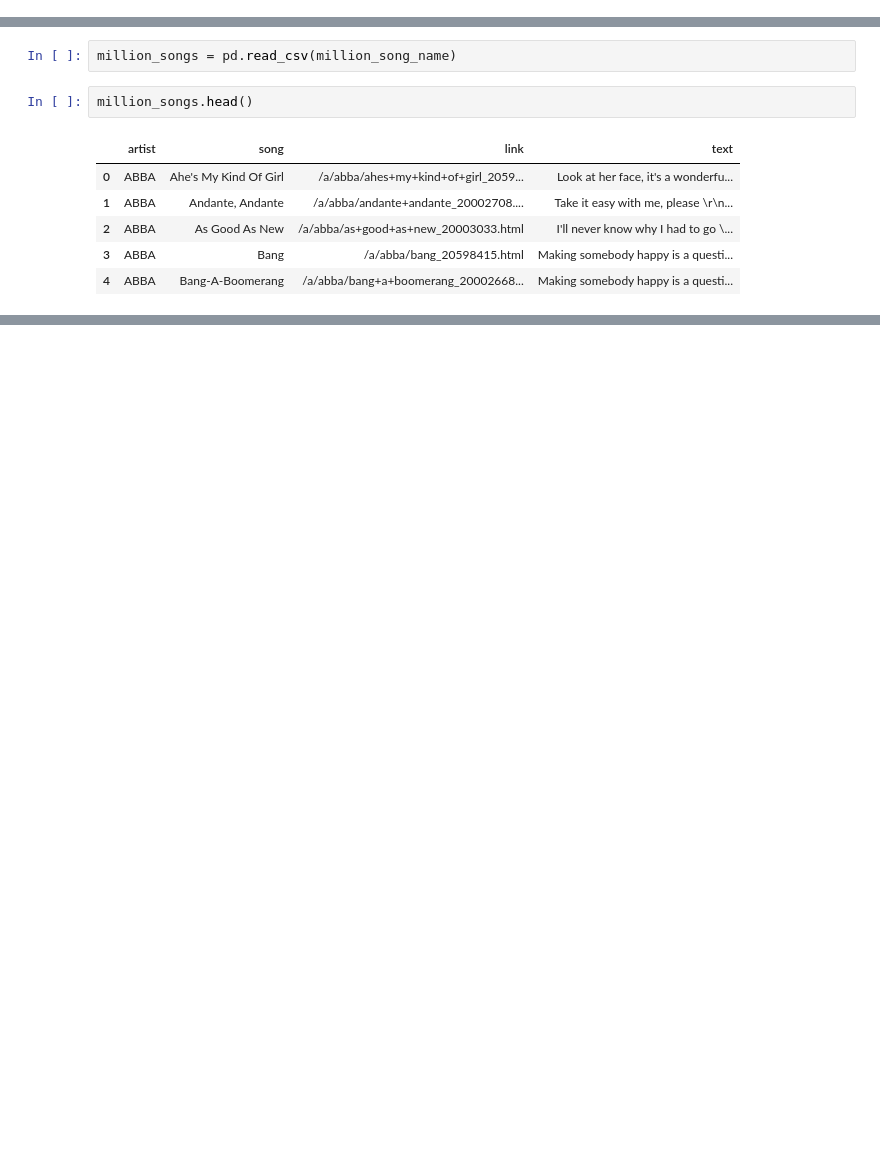
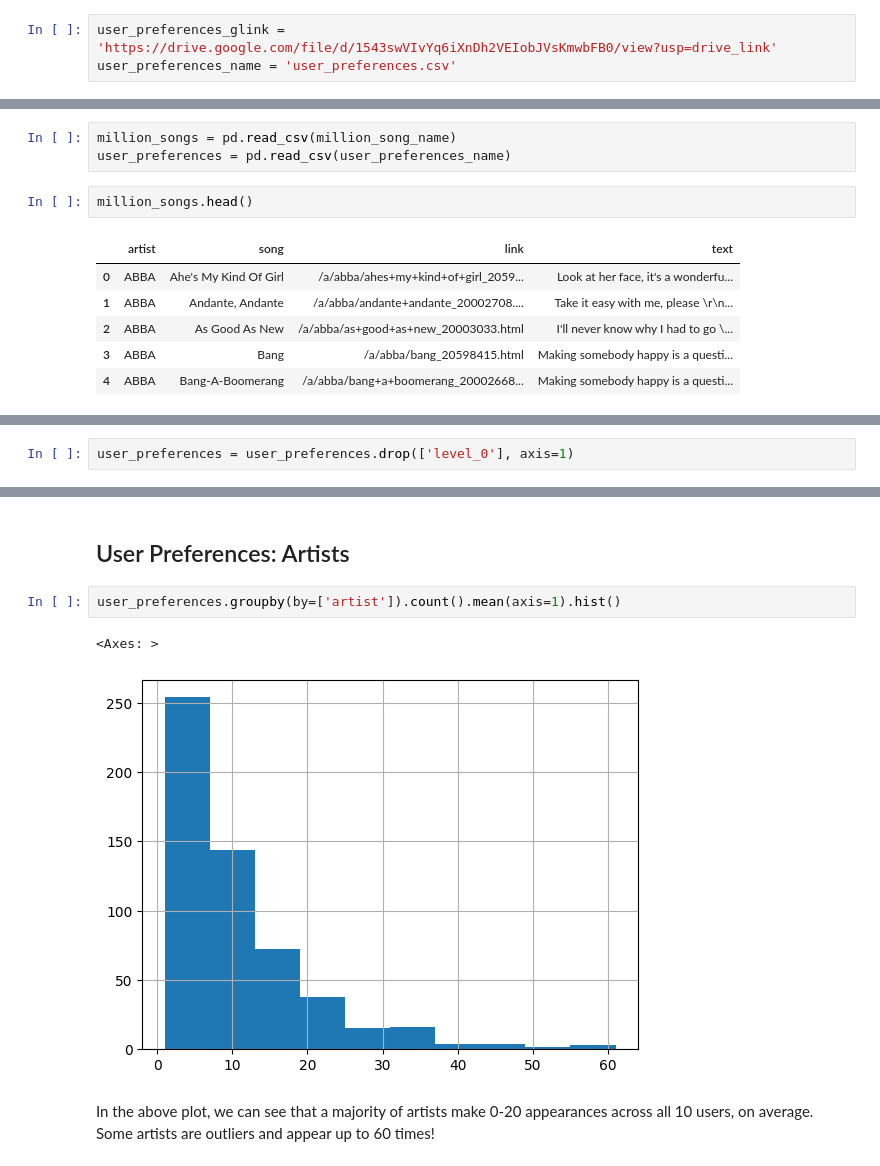
Before and after one commit to Bryan-Az/Neurobytes, a Jupyter notebook: mlops/notebooks/tracks_eda.ipynb, the cells around one changed output, grey strips where cells are left out. Cells and saved outputs as stored; diff of their text form; blank space fills up the shorter version.

Commit message:
evaluated 10 user preferences in tracks EDA

```diff
--- a/mlops/notebooks/tracks_eda.ipynb
+++ b/mlops/notebooks/tracks_eda.ipynb
@@ -18,6 +20,9 @@ drive = GoogleDrive(gauth)
 # %%
 million_song_glink = 'https://drive.google.com/file/d/1EL4vYhO4A0Cgm8akBgAfDrWOGvtF6Xvo/view?usp=sharing'
 million_song_name = 'million_songs.zip'
+# %%
+user_preferences_glink = 'https://drive.google.com/file/d/1543swVIvYq6iXnDh2VEIobJVsKmwbFB0/view?usp=drive_link'
+user_preferences_name = 'user_preferences.csv'
 # %%
 def get_link_content(link, name):
   file_id = link.split('/')[-2]
@@ -28,5 +35,6 @@ get_link_content(million_song_glink, million_song_name)
 # %%
 million_songs = pd.read_csv(million_song_name)
+user_preferences = pd.read_csv(user_preferences_name)
 # %%
 million_songs.head()
 # %% [output]
@@ -38,0 +50,2 @@ million_songs.head()
+# %%
+user_preferences = user_preferences.drop(['level_0'], axis=1)
@@ -38,0 +92,9 @@ million_songs.head()
+# %% [markdown]
+## User Preferences: Artists
+# %%
+user_preferences.groupby(by=['artist']).count().mean(axis=1).hist()
+# %% [output]
+<Axes: >
+[figure, added]
+# %% [markdown]
+In the above plot, we can see that a majority of artists make 0-20 appearances across all 10 users, on average. Some artists are outliers and appear up to 60 times!
```
Also changed, not shown: parts of 13 cells of this notebook.
